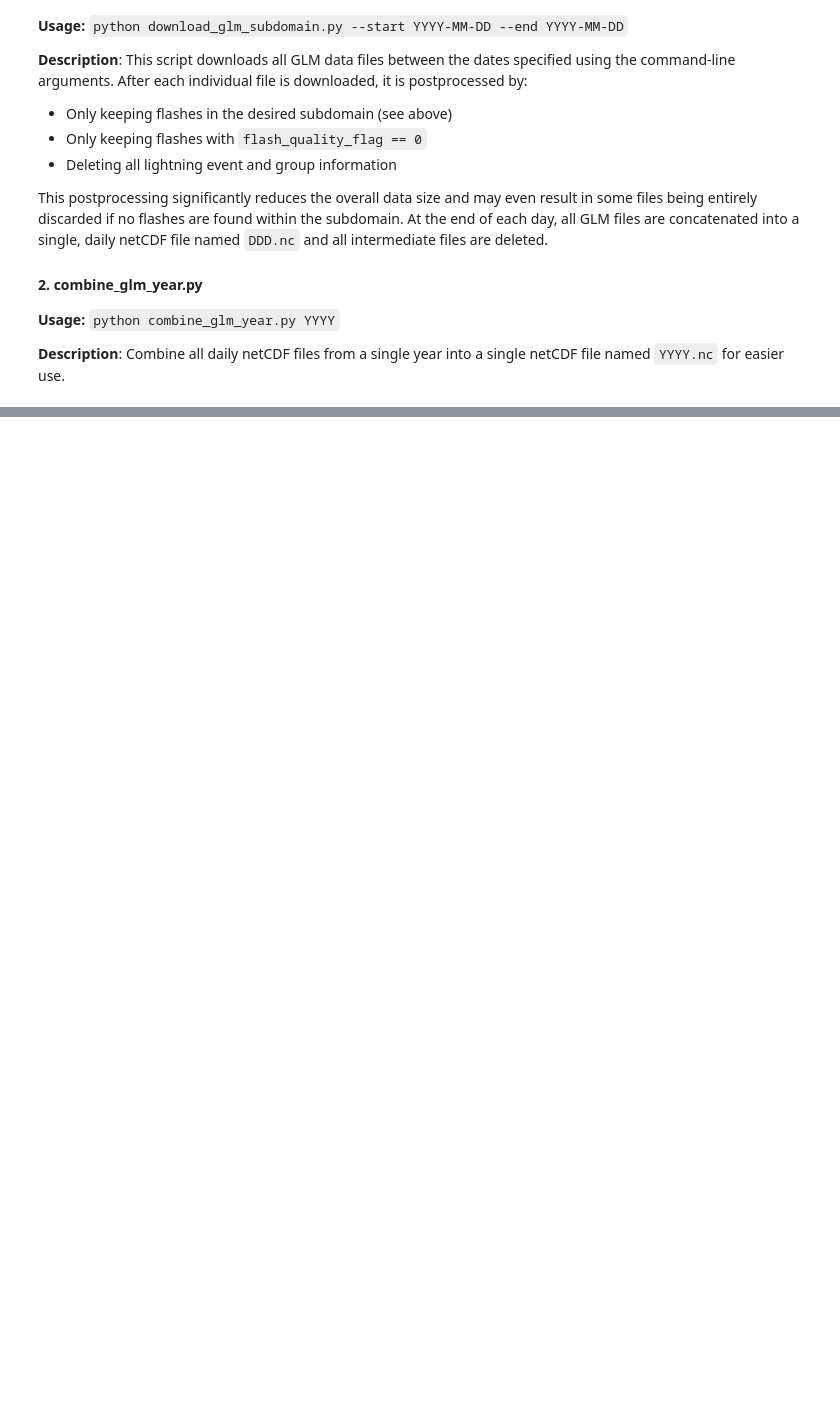
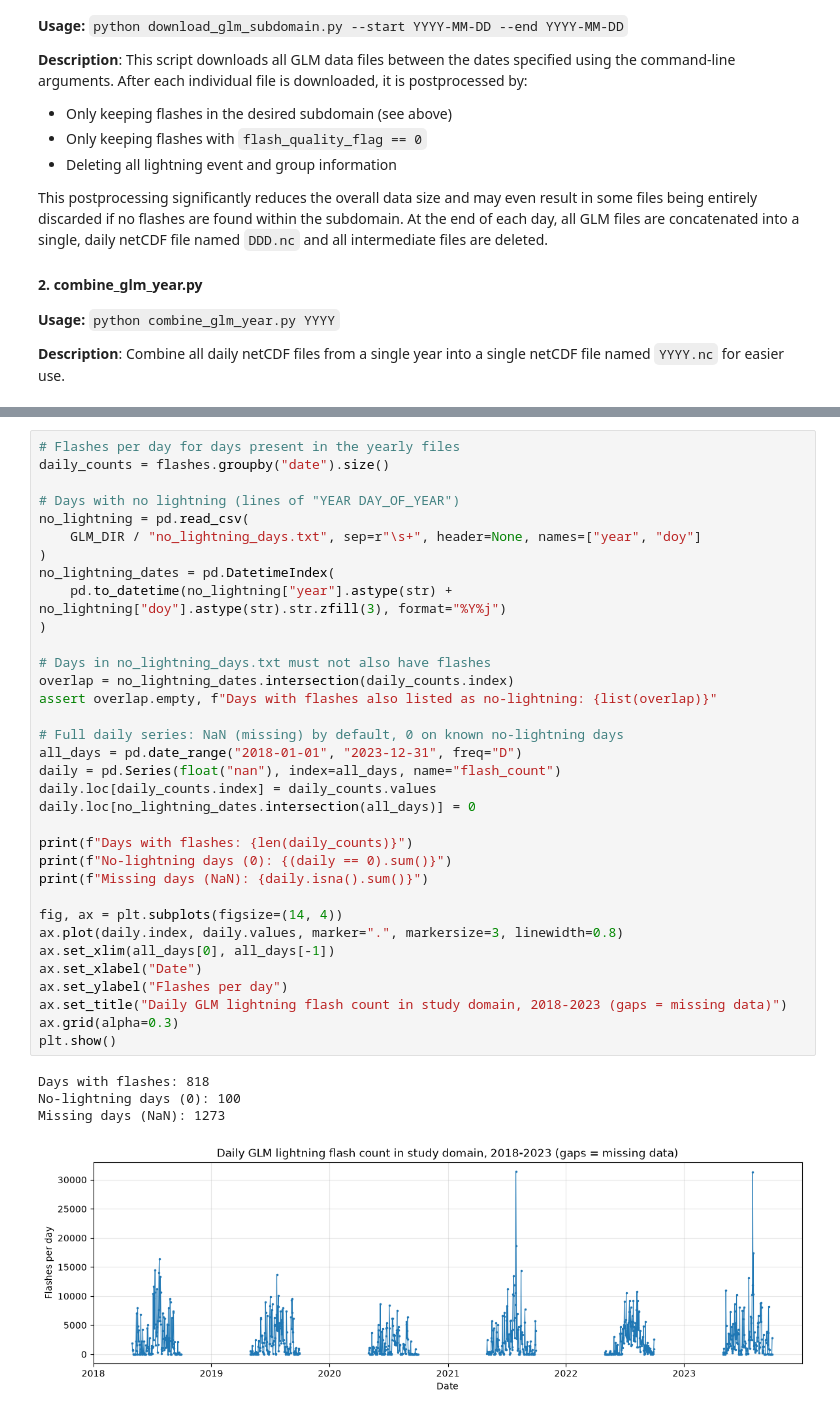
Before and after one commit to ShawnMurd/probing_satellite_glm_data, a Jupyter notebook: glm_data_analysis_notebook.ipynb, the cells around one changed output, grey strips where cells are left out. Cells and saved outputs as stored; diff of their text form; blank space fills up the shorter version.

Commit message:
Add code (from copilot) that plots timeseries of daily lightning counts

```diff
--- a/glm_data_analysis_notebook.ipynb
+++ b/glm_data_analysis_notebook.ipynb
@@ -52,0 +122,39 @@ This postprocessing significantly reduces the overall data size and may even res
+# %%
+# Flashes per day for days present in the yearly files
+daily_counts = flashes.groupby("date").size()
+
+# Days with no lightning (lines of "YEAR DAY_OF_YEAR")
+no_lightning = pd.read_csv(
+    GLM_DIR / "no_lightning_days.txt", sep=r"\s+", header=None, names=["year", "doy"]
+)
+no_lightning_dates = pd.DatetimeIndex(
+    pd.to_datetime(no_lightning["year"].astype(str) + no_lightning["doy"].astype(str).str.zfill(3), format="%Y%j")
+)
+
+# Days in no_lightning_days.txt must not also have flashes
+overlap = no_lightning_dates.intersection(daily_counts.index)
+assert overlap.empty, f"Days with flashes also listed as no-lightning: {list(overlap)}"
+
+# Full daily series: NaN (missing) by default, 0 on known no-lightning days
+all_days = pd.date_range("2018-01-01", "2023-12-31", freq="D")
+daily = pd.Series(float("nan"), index=all_days, name="flash_count")
+daily.loc[daily_counts.index] = daily_counts.values
+daily.loc[no_lightning_dates.intersection(all_days)] = 0
+
+print(f"Days with flashes: {len(daily_counts)}")
+print(f"No-lightning days (0): {(daily == 0).sum()}")
+print(f"Missing days (NaN): {daily.isna().sum()}")
+
+fig, ax = plt.subplots(figsize=(14, 4))
+ax.plot(daily.index, daily.values, marker=".", markersize=3, linewidth=0.8)
+ax.set_xlim(all_days[0], all_days[-1])
+ax.set_xlabel("Date")
+ax.set_ylabel("Flashes per day")
+ax.set_title("Daily GLM lightning flash count in study domain, 2018-2023 (gaps = missing data)")
+ax.grid(alpha=0.3)
+plt.show()
+# %% [output]
+Days with flashes: 818
+No-lightning days (0): 100
+Missing days (NaN): 1273
+[figure, added]
```
Also changed, not shown: parts of 2 cells of this notebook.
